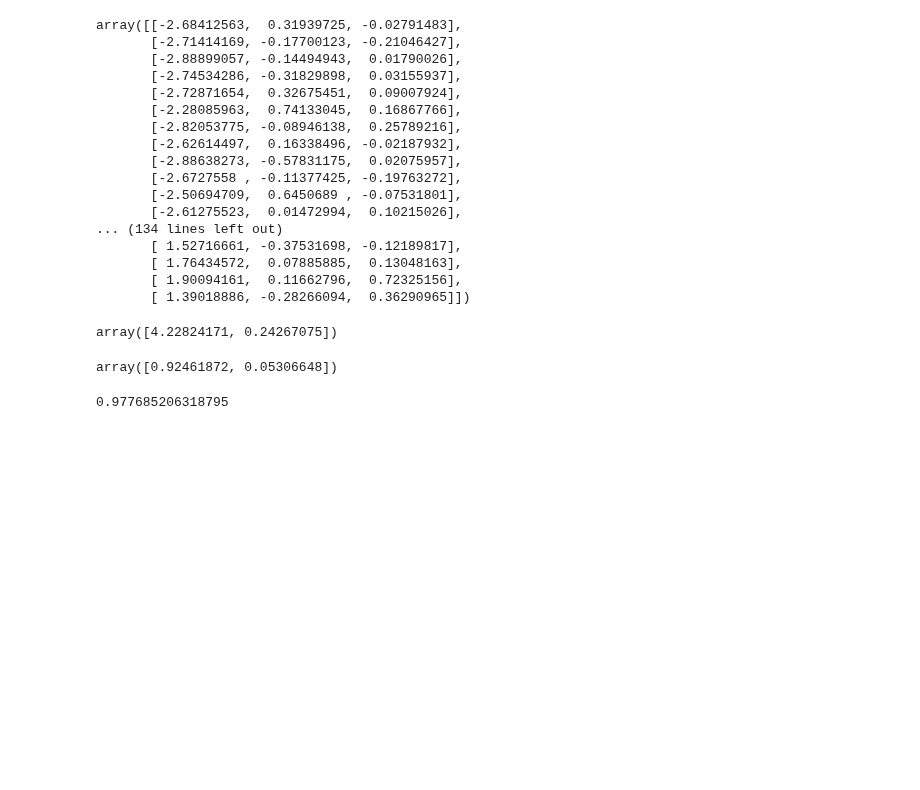
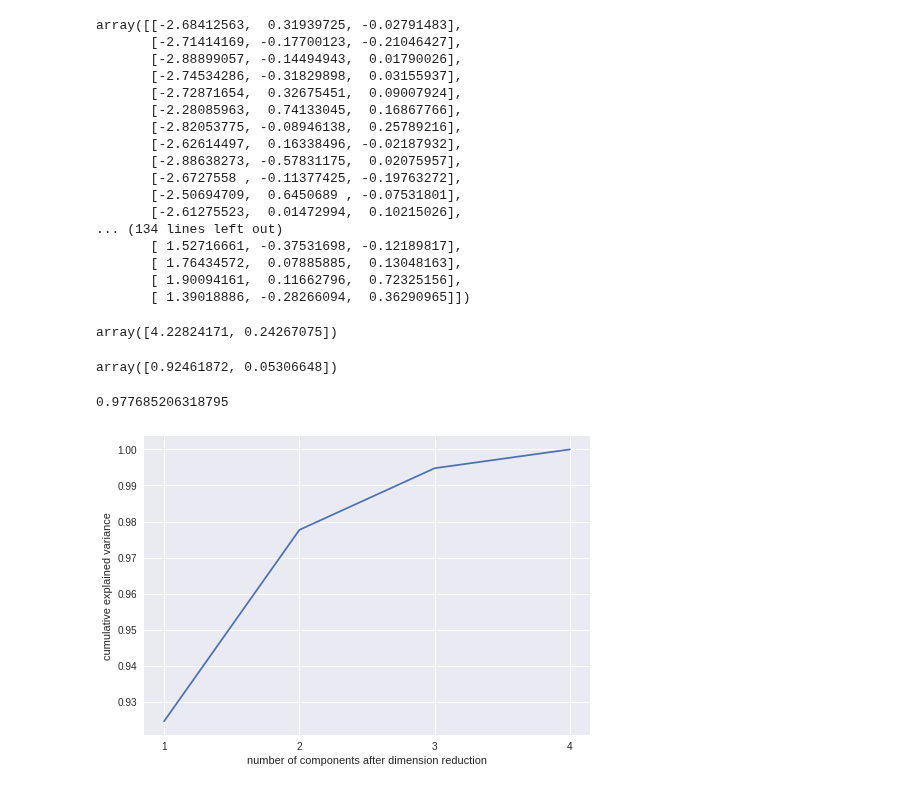
Before and after one commit to cwcheng0/practicepython, a Jupyter notebook: SKLearn_PCA.ipynb, the cells around one changed output. Cells and saved outputs as stored; diff of their text form; code cells hidden in the pictures; blank space fills up the shorter version.

```diff
--- a/SKLearn_PCA.ipynb
+++ b/SKLearn_PCA.ipynb
@@ -173,3 +173,13 @@ array([0.92461872, 0.05306648])
 pca.explained_variance_ratio_.sum()
 # %% [output]
 0.977685206318795
+# %%
+import numpy as np
+pca_line = PCA().fit(X)
+plt.plot([1,2,3,4],np.cumsum(pca_line.explained_variance_ratio_))
+plt.xticks([1,2,3,4]) #这是为了限制坐标轴显示为整数
+plt.xlabel("number of components after dimension reduction")
+plt.ylabel("cumulative explained variance")
+plt.show()
+# %% [output]
+[figure, added]
```
